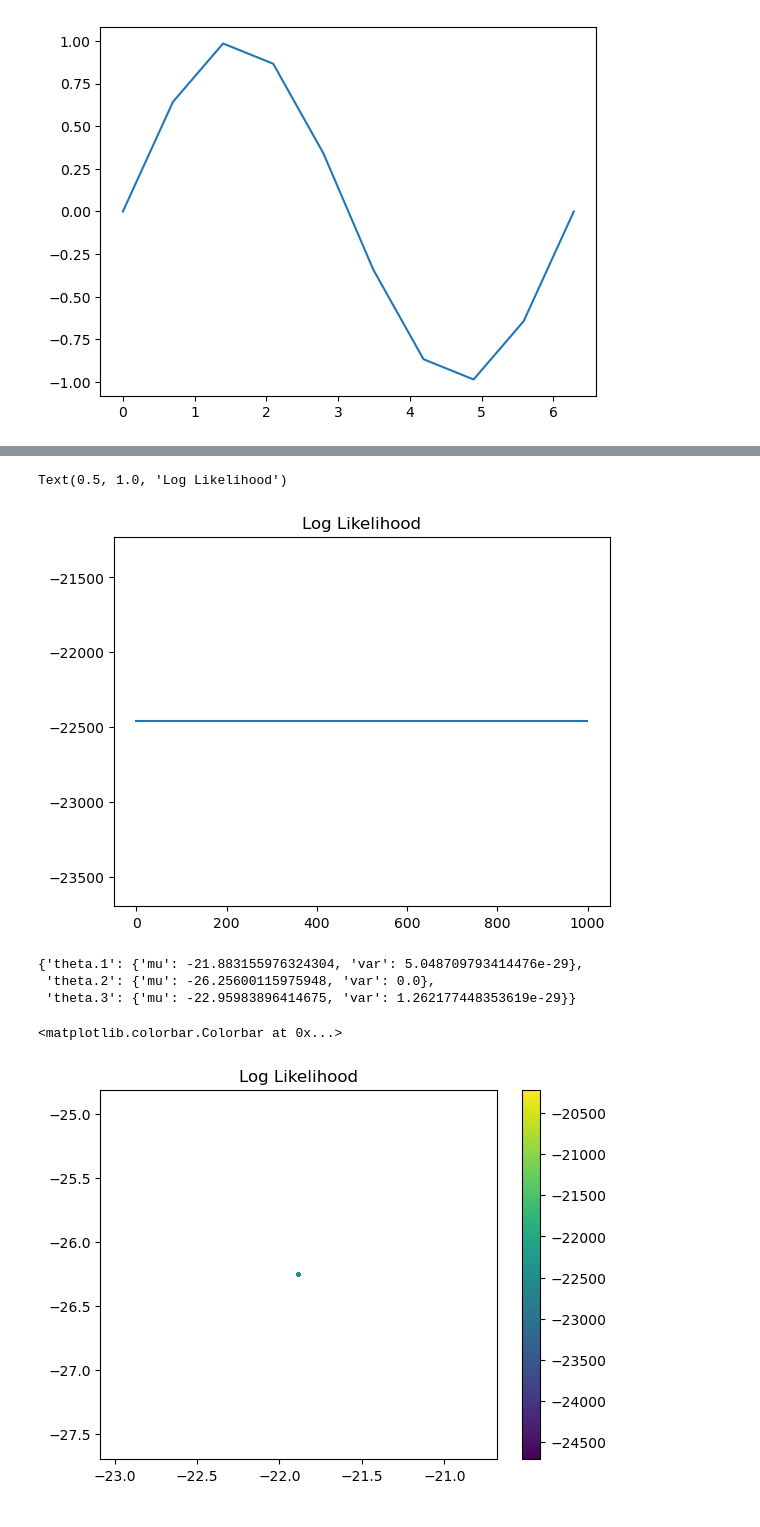
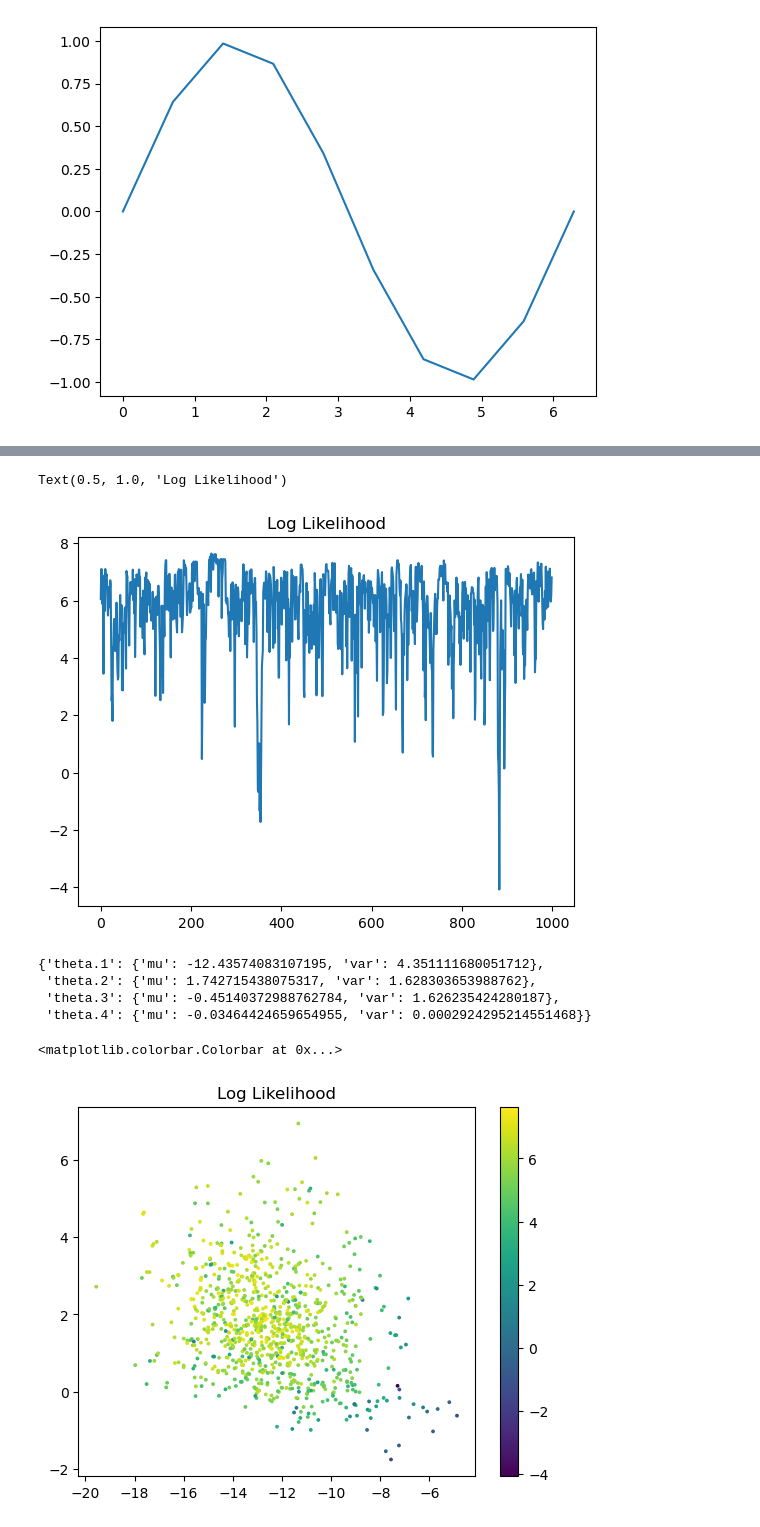
Before and after one commit to ABesginow/LaplaceKernelSearch, a Jupyter notebook: exploration_tests/periodic.ipynb, the cells around one changed output, grey strips where cells are left out. Cells and saved outputs as stored; diff of their text form; code cells hidden in the pictures.

```diff
--- a/exploration_tests/periodic.ipynb
+++ b/exploration_tests/periodic.ipynb
@@ -345,8 +345,8 @@ class ExactGPModel(gpytorch.models.ExactGP):
         super(ExactGPModel, self).__init__(train_x, train_y, likelihood)
         self.mean_module = gpytorch.means.ZeroMean()
         #self.covar_module = gpytorch.kernels.ScaleKernel(gpytorch.kernels.RBFKernel())
-        self.covar_module = gpytorch.kernels.ScaleKernel(MyPeriodKernel())
-        #self.covar_module = gpytorch.kernels.ScaleKernel(gpytorch.kernels.PeriodicKernel())
+        #self.covar_module = gpytorch.kernels.ScaleKernel(MyPeriodKernel())
+        self.covar_module = gpytorch.kernels.ScaleKernel(gpytorch.kernels.PeriodicKernel())
 
     def forward(self, x):
         mean_x = self.mean_module(x)
@@ -534,13 +549,14 @@ plt.plot(MC_log['manual lp list'])
 plt.title("Log Likelihood")
 # %% [output]
 Text(0.5, 1.0, 'Log Likelihood')
-[figure, old version]
+[figure, new version]
 # %%
 MC_log["Parameter statistics"]
 # %% [output]
-{'theta.1': {'mu': -21.883155976324304, 'var': 5.048709793414476e-29},
- 'theta.2': {'mu': -26.25600115975948, 'var': 0.0},
- 'theta.3': {'mu': -22.95983896414675, 'var': 1.262177448353619e-29}}
+{'theta.1': {'mu': -12.43574083107195, 'var': 4.351111680051712},
+ 'theta.2': {'mu': 1.742715438075317, 'var': 1.628303653988762},
+ 'theta.3': {'mu': -0.45140372988762784, 'var': 1.626235424280187},
+ 'theta.4': {'mu': -0.03464424659654955, 'var': 0.0002924295214551468}}
 # %%
 #
 #scaling_factor = lap_log["neg MLL"]
@@ -555,35 +571,35 @@ MC_log["Parameter statistics"]
 
 filtered = True
 filtered_noise = list()
 filtered_length = list()
 filtered_loglike = list()
 
 # loop to filter draws below X
 for n, l, llik in zip(MC_log['param draws dict']["theta.1"], MC_log['param draws dict']["theta.2"], MC_log['manual lp list']):
-    if not llik.isnan():
+    if not np.isnan(llik):
         filtered_noise.append(n)
         filtered_length.append(l)
         filtered_loglike.append(llik)
 
 if filtered:
     for i in range(len(filtered_noise)-1):
         n, l = filtered_noise[i], filtered_length[i]
         n2, l2 = filtered_noise[i+1], filtered_length[i+1]
         #plt.arrow(n, l, n2-n, l2-l, color=mpl.colormaps["Greens"](i/len(filtered_noise)), head_length = 0.07, head_width = 0.025, length_includes_head = True)
     plt.scatter(filtered_noise, filtered_length, c=filtered_loglike, s=3)
 else:
     for i in range(len(MC_log['param draws dict']["theta.1"])-1):
         n, l = MC_log['param draws dict']["theta.1"][i], MC_log['param draws dict']["theta.2"][i]
         n2, l2 = MC_log['param draws dict']["theta.1"][i+1], MC_log['param draws dict']["theta.2"][i+1]
         #plt.arrow(n, l, n2-n, l2-l, color=mpl.colormaps["Greens"](i/len(MC_log['param draws dict']["theta.1"])), head_length = 0.07, head_width = 0.025, length_includes_head = True)
     plt.scatter(MC_log['param draws dict']["theta.1"], MC_log['param draws dict']["theta.2"], c=torch.Tensor(MC_log['manual lp list']), s=3)
     max_index = MC_log['manual lp list'].index(max(MC_log['manual lp list']))
     plt.plot(MC_log['param draws dict']["theta.1"][max_index], MC_log['param draws dict']["theta.2"][max_index], "ro")
 plt.title("Log Likelihood")
 plt.colorbar()
 # %% [output]
 <matplotlib.colorbar.Colorbar at 0x...>
-[figure, old version]
+[figure, new version]
 # %%
 # Contour plot of the likelihood surface according to the explored samples
 # loop to filter draws below -5000
```
Also changed, not shown: parts of 10 cells of this notebook.
